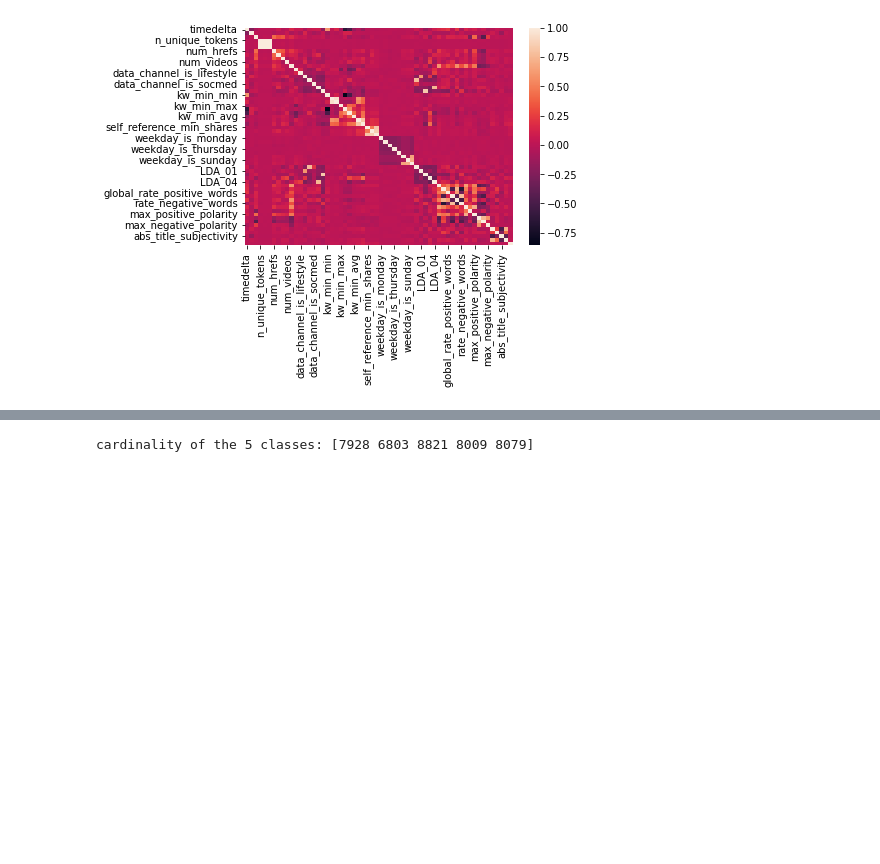
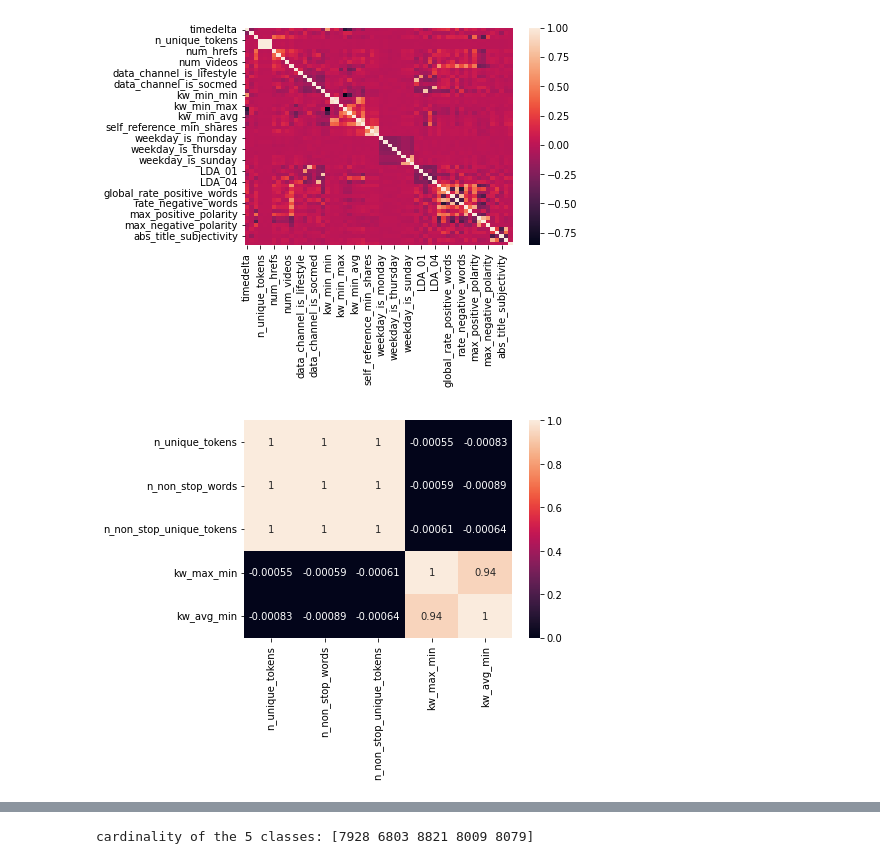
Before and after one commit to SofiaTorchia/ML-challenge, a Jupyter notebook: ML_Challenge_21-22.ipynb, the cells around one changed output, grey strips where cells are left out. Saved outputs shown, nothing was run; the diff lists cells and outputs as text; code cells hidden in the pictures; blank space fills up the shorter version.

```diff
--- a/ML_Challenge_21-22.ipynb
+++ b/ML_Challenge_21-22.ipynb
@@ -256,5 +256,15 @@ data.drop(columns=['url'],inplace=True)
 import seaborn as sn
 correlation_matrix = data.corr()
 ax = sn.heatmap(correlation_matrix)
+cm = correlation_matrix
 # %% [output]
 [figure]
+# %%
+for col in data.columns:
+    cm.loc[col,col]=-1
+s = cm[cm>0.9].any()
+i = s[s == True].index
+sn.heatmap(data[i].corr(),annot=True)
+correlated_features = ['n_non_stop_unique_tokens','n_non_stop_words','kw_avg_min']
+# %% [output]
+[figure, added]
```
Also changed, not shown: parts of 17 cells of this notebook.
